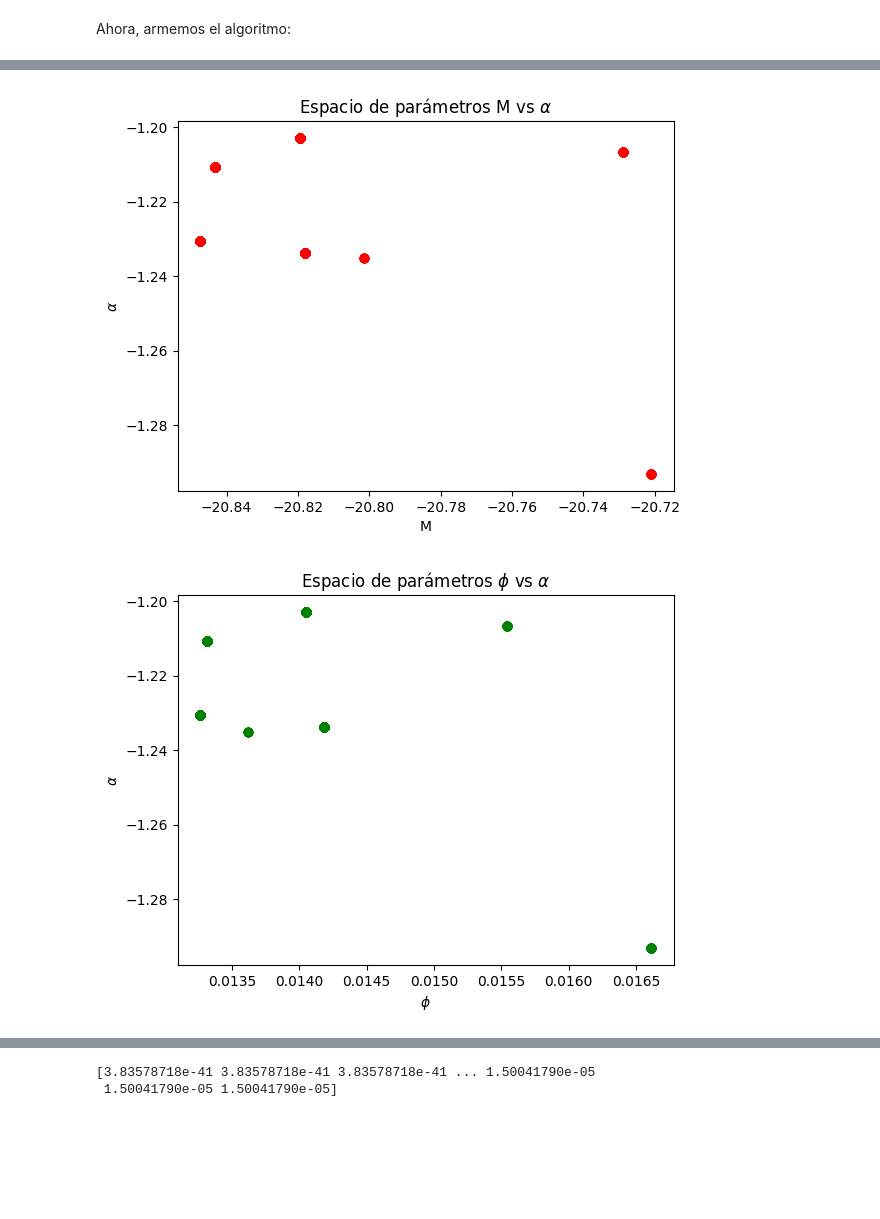
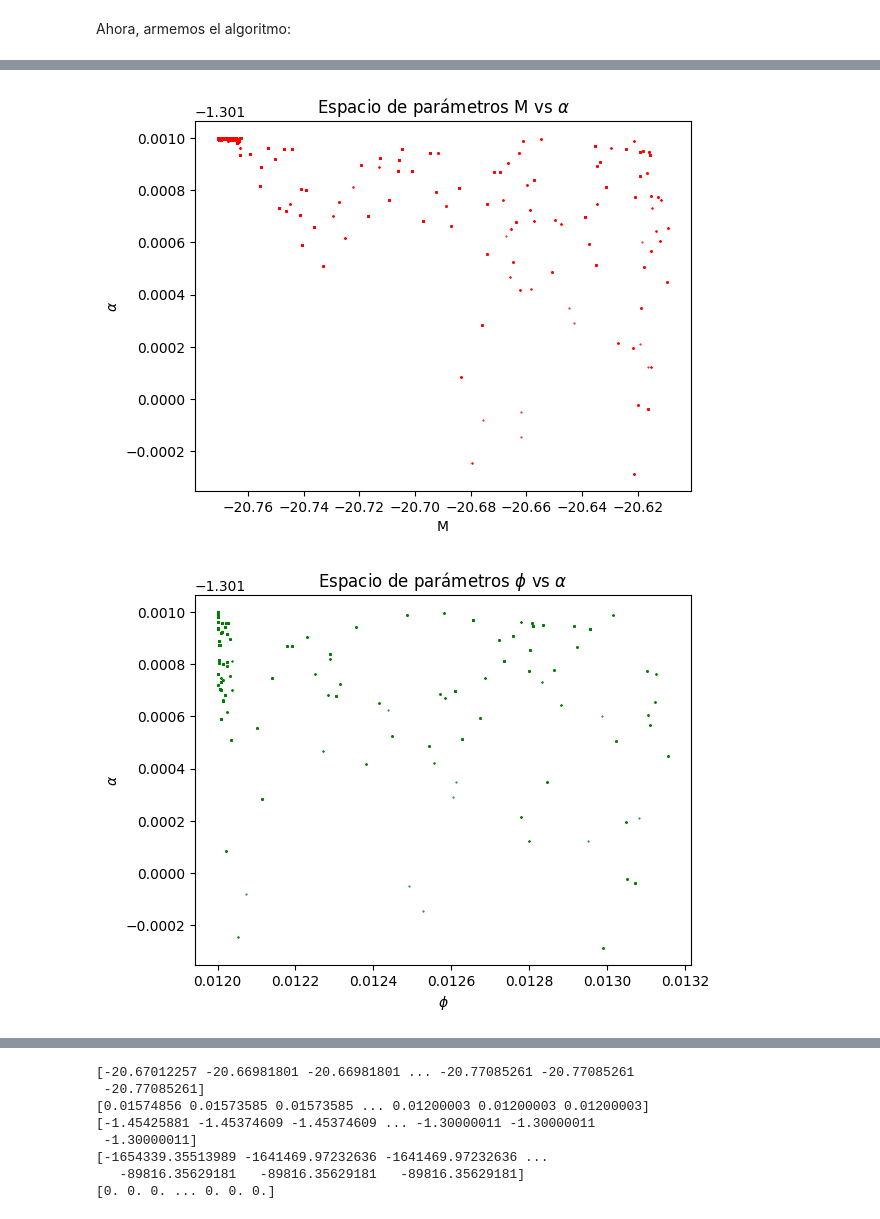
Before and after one commit to HombreRo12/Astromet_2024, a Jupyter notebook: Tp4/cadenas.ipynb, the cells around one changed output, grey strips where cells are left out. Drawn from its saved outputs; the diff is of its cells as text; code cells hidden in the pictures; blank space fills up the shorter version.

```diff
--- a/Tp4/cadenas.ipynb
+++ b/Tp4/cadenas.ipynb
@@ -127,9 +127,16 @@ def loglike(x, y, M, phi, alpha, sigma):
 				m = schechter(x, M, phi, alpha)
 				L = -(1/2) * np.sum(((y - m) / sigma) ** 2)
 				return L
+# %%
+alphamin = -1.5
+alphamax = -1.3
+Mmin = -21
+Mmax = -20.6
+phimin = 1.2*(10**(-2))
+phimax = 1.6*(10 ** (-2))
 # %%
-bordeinferr =	np.array([-21.5, 0.5*(10**-2), -1.5])
-bordesuperr = np.array([-20, 2.5*(10**-2), -0.5])
+bordeinferr =	np.array([Mmin, phimin, alphamin])
+bordesuperr = np.array([Mmax, phimax, alphamax])
 
 def priors(params):
 	if np.all(bordeinferr <= params) and np.all(params <= bordesuperr):
@@ -188,27 +227,52 @@ def mc(x, y, sigma, N):
 			p[i+1] = post(x, y, M, phi, alpha, sigma)
 	#Obtengo todos los valores de los parametros
 	return	Mreccorridos, phirecorridos, alpharecorridos, p
+# %%
+sigma = (erromax-erromin)/2
+mcad, phicad, alphacad, logpcad = mc(magnitud, funcionlum, sigma, 50000)
 # %%
-sigma = (erromax+erromin)/2
-mcad, phicad, alphacad, logpcad = mc(magnitud, funcionlum, sigma, 10000)
 # Gráfico de M vs phi
-plt.scatter(mcad, phicad, c='blue', alpha=0.5)
+plt.scatter(mcad[1000:], phicad[1000:], c='blue',marker='.',s=5)
 plt.xlabel('M')
 plt.ylabel('$\phi$')
 plt.title('Espacio de parámetros M vs $\phi$')
 plt.show()
 # Gráfico de M vs alpha
-plt.scatter(mcad, alphacad, c='red', alpha=0.5)
+plt.scatter(mcad[1000:], alphacad[1000:], c='red', marker='.', s=1)
 plt.xlabel('M')
 plt.ylabel('$\\alpha$')
 plt.title('Espacio de parámetros M vs $\\alpha$')
 plt.show()
 # Gráfico de phi vs alpha
-plt.scatter(phicad, alphacad, c='green', alpha=0.5)
+plt.scatter(phicad[1000:], alphacad[1000:], c='green',	marker='.', s=1)
 plt.xlabel('$\phi$')
 plt.ylabel('$\\alpha$')
 plt.title('Espacio de parámetros $\phi$ vs $\\alpha$')
 plt.show()
 
+#Valor por cada paso
+plt.plot(mcad)
+plt.xlabel('Paso')
+plt.ylabel('M')
+plt.title('Valor de M por paso')
+plt.show()
+
+plt.plot(phicad)
+plt.xlabel('Paso')
+plt.ylabel('$\phi$')
+plt.title('Valor de $\phi$ por paso')
+plt.show()
+
+plt.plot(alphacad)
+plt.xlabel('Paso')
+plt.ylabel('$\\alpha$')
+plt.title('Valor de $\\alpha$ por paso')
+plt.show()
+
+#Ver que las cosas den con sentido
+print(mcad)
+print(phicad)
+print(alphacad)
 print(logpcad)
+print(np.exp(logpcad))
 # %% [output]
@@ -216,2 +280,2 @@ print(logpcad)
-[figure, old version]
+[figure, new version]
-[figure, old version]
+[figure, new version]
@@ -218,2 +285,8 @@ print(logpcad)
-[3.83578718e-41 3.83578718e-41 3.83578718e-41 ... 1.50041790e-05
- 1.50041790e-05 1.50041790e-05]
+[-20.67012257 -20.66981801 -20.66981801 ... -20.77085261 -20.77085261
+ -20.77085261]
+[0.01574856 0.01573585 0.01573585 ... 0.01200003 0.01200003 0.01200003]
+[-1.45425881 -1.45374609 -1.45374609 ... -1.30000011 -1.30000011
+ -1.30000011]
+[-1654339.35513989 -1641469.97232636 -1641469.97232636 ...
+   -89816.35629181   -89816.35629181   -89816.35629181]
+[0. 0. 0. ... 0. 0. 0.]
```
Also changed, not shown: parts of 6 cells of this notebook, 1 other file.
